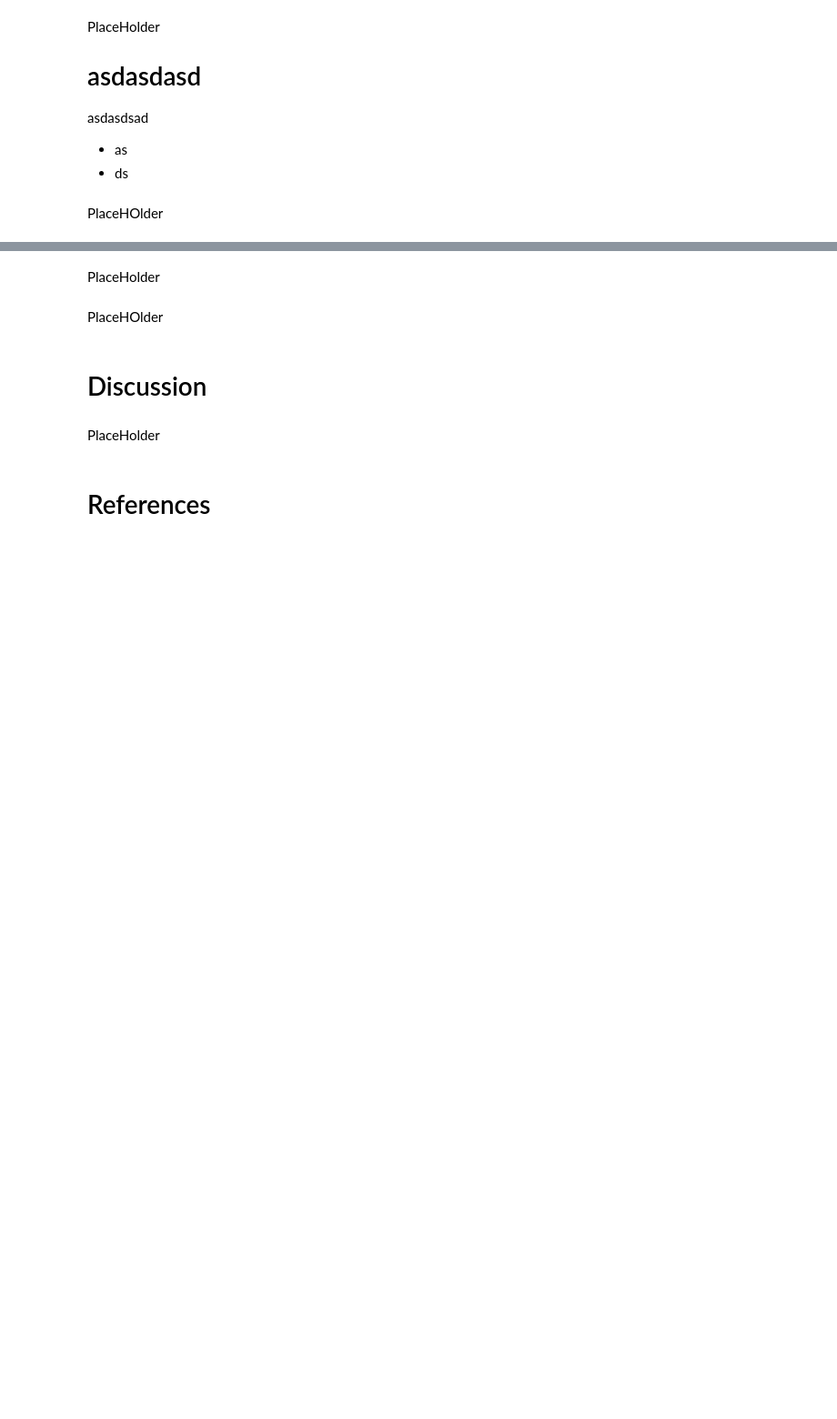
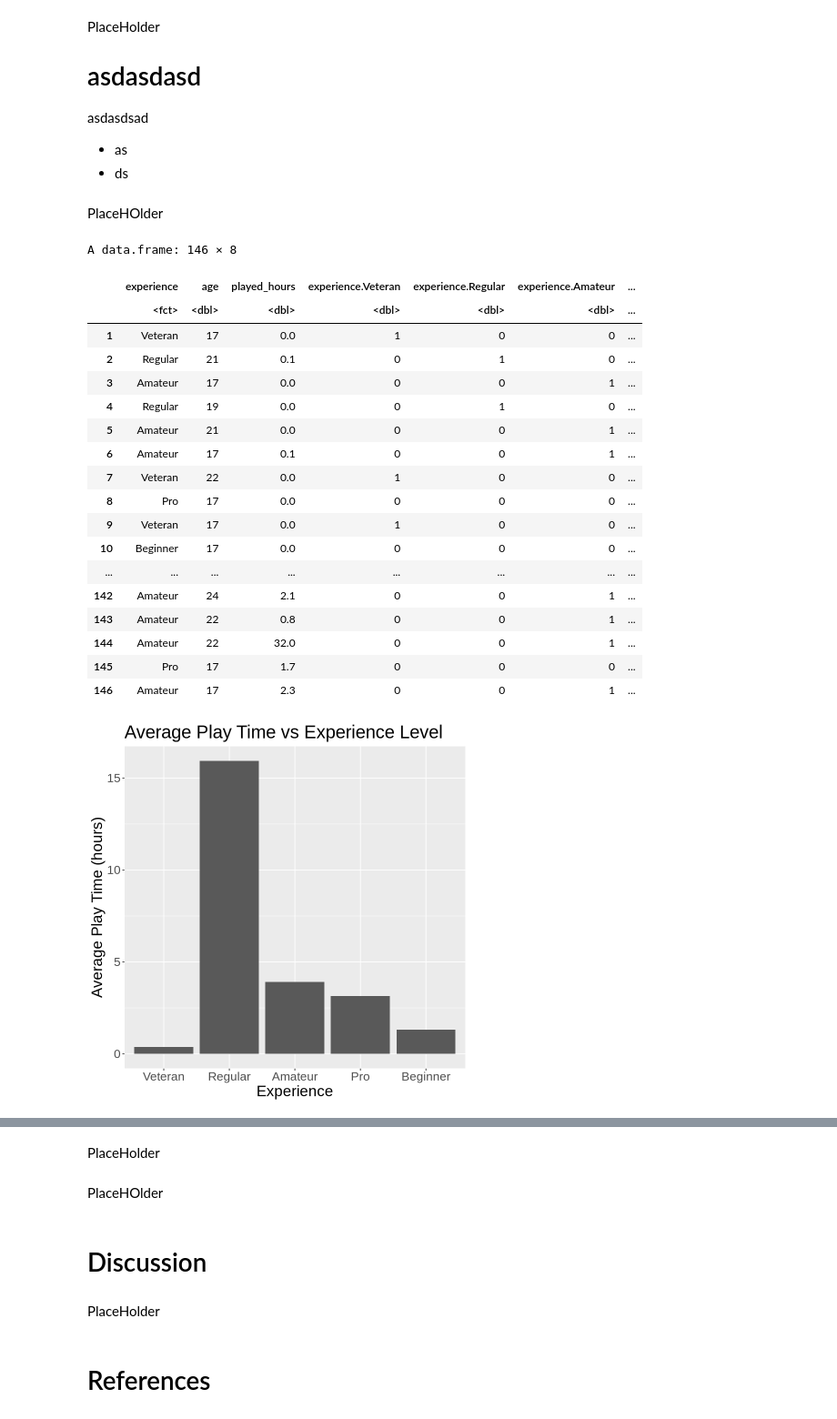
Before and after one commit to alexxu06/DSCI-Project, a Jupyter notebook: FinalVersion.ipynb, the cells around one changed output, grey strips where cells are left out. Shown at 91% size. Drawn from its saved outputs; the diff is of its cells as text; code cells hidden in the pictures; blank space fills up the shorter version.

```diff
--- a/FinalVersion.ipynb
+++ b/FinalVersion.ipynb
@@ -86,3 +90,50 @@ A spec_tbl_df: 146 × 9
 </p>
 # %%
 #Code for Experience
+
+player_data_one_hot_encoding <- dummyVars(" ~ experience ", data=players_data_tidy_train) # one-hot encoding the data to convert categorical to numerical
+
+encoded_player_data <- predict(player_data_one_hot_encoding, newdata=players_data_tidy_train)
+
+encoded_player_data <- cbind(players_data_tidy_train, encoded_player_data)
+encoded_player_data
+
+player_data_average_graph <- players_data_tidy_train |>
+                        group_by(experience) |>
+                        summarize(average = mean(played_hours)) |>  # average play hours for each experience group
+                        ggplot(aes(experience, average)) + # graph
+                        geom_bar(stat="identity") +
+                        labs(x="Experience", y="Average Play Time (hours)", title="Average Play Time vs Experience Level") +
+                        theme(text=element_text(size=20))
+
+player_data_average_graph
+
+encoded_player_graph <- ggplot(encoded_player_data, aes(x=experience.Amateur, y=played_hours, color="Amateur")) +
+                            geom_point(aes(x=experience.Beginner, color="Beginner")) +
+                            geom_point(aes(x=experience.Pro, color="Pro")) +
+                            geom_point(aes(x=experience.Regular, color="Regular")) +
+                            geom_point(aes(x=experience.Veteran, color="Veteran")) +
+                            labs(x="Experience Levels", y="Hours Played")
+
+encoded_player_graph
+# %% [output]
+A data.frame: 146 × 8
+|  | experience | age | played_hours | experience.Veteran | experience.Regular | experience.Amateur | ... |
+|  | <fct> | <dbl> | <dbl> | <dbl> | <dbl> | <dbl> | ... |
+| 1 | Veteran | 17 | 0.0 | 1 | 0 | 0 | ... |
+| 2 | Regular | 21 | 0.1 | 0 | 1 | 0 | ... |
+| 3 | Amateur | 17 | 0.0 | 0 | 0 | 1 | ... |
+| 4 | Regular | 19 | 0.0 | 0 | 1 | 0 | ... |
+| 5 | Amateur | 21 | 0.0 | 0 | 0 | 1 | ... |
+| 6 | Amateur | 17 | 0.1 | 0 | 0 | 1 | ... |
+| 7 | Veteran | 22 | 0.0 | 1 | 0 | 0 | ... |
+| 8 | Pro | 17 | 0.0 | 0 | 0 | 0 | ... |
+| 9 | Veteran | 17 | 0.0 | 1 | 0 | 0 | ... |
+| 10 | Beginner | 17 | 0.0 | 0 | 0 | 0 | ... |
+| ... | ... | ... | ... | ... | ... | ... | ... |
+| 142 | Amateur | 24 | 2.1 | 0 | 0 | 1 | ... |
+| 143 | Amateur | 22 | 0.8 | 0 | 0 | 1 | ... |
+| 144 | Amateur | 22 | 32.0 | 0 | 0 | 1 | ... |
+| 145 | Pro | 17 | 1.7 | 0 | 0 | 0 | ... |
+| 146 | Amateur | 17 | 2.3 | 0 | 0 | 1 | ... |
+[figure, added]
```
Also changed, not shown: parts of 3 cells of this notebook.
